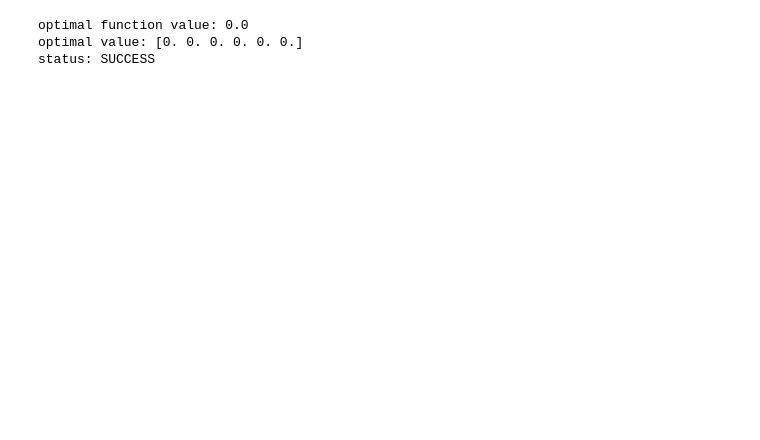
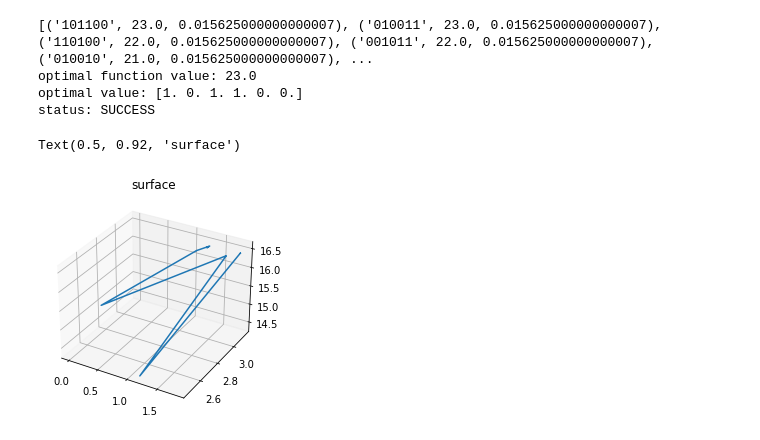
Before and after one commit to petr-ivashkov/qiskit-learning, a Jupyter notebook: maxcut.ipynb, the cells around one changed output. Saved outputs shown, nothing was run; the diff lists cells and outputs as text; code cells hidden in the pictures; blank space fills up the shorter version.

Commit message:
added elaborate QAOA from scratch

```diff
--- a/maxcut.ipynb
+++ b/maxcut.ipynb
@@ -148,16 +187,16 @@ c: 6/═════════════════════════
 # %%
 from qiskit.aqua.algorithms import QAOA
-from qiskit.optimization.algorithms import ADMMOptimizer
 from qiskit.optimization.algorithms import MinimumEigenOptimizer
-from qiskit.optimization.algorithms.admm_optimizer import ADMMOptimizationResult
+
 backend = Aer.get_backend('statevector_simulator')
-qaoa = QAOA(quantum_instance=backend, initial_point=[0.0, 0.0])
+qaoa = QAOA(quantum_instance=backend, initial_point=[10.0, 0.0])
 eigen_optimizer = MinimumEigenOptimizer(min_eigen_solver=qaoa)
 qp = quadratic_program_from_graph(graph)
 result = eigen_optimizer.solve(qp)
-
+print(result.samples)
 print(result)
 # %% [output]
-optimal function value: 0.0
-optimal value: [0. 0. 0. 0. 0. 0.]
+[('101100', 23.0, 0.015625000000000007), ('010011', 23.0, 0.015625000000000007), ('110100', 22.0, 0.015625000000000007), ('001011', 22.0, 0.015625000000000007), ('010010', 21.0, 0.015625000000000007), ...
+optimal function value: 23.0
+optimal value: [1. 0. 1. 1. 0. 0.]
 status: SUCCESS
@@ -163,0 +223,24 @@ status: SUCCESS
+# %%
+graph_name = 'custom'
+quadratic_program = quadratic_program_from_graph(graph)
+
+trajectory={'beta_0':[], 'gamma_0':[], 'energy':[]}
+offset = 1/4*quadratic_program.objective.quadratic.to_array(symmetric  = True).sum() + 1/2*quadratic_program.objective.linear.to_array().sum()
+def callback(eval_count, params, mean, std_dev):
+    trajectory['beta_0'].append(params[1])
+    trajectory['gamma_0'].append(params[0])
+    trajectory['energy'].append(-mean + offset)
+
+qaoa = QAOA(quantum_instance = backend, initial_point = [6.2,1.8],callback = callback)
+eigen_optimizer = MinimumEigenOptimizer(min_eigen_solver = qaoa)
+result = eigen_optimizer.solve(quadratic_program)
+
+x = np.array(trajectory['beta_0'])
+y = np.array(trajectory['gamma_0'])
+z = np.array(trajectory['energy'])
+ax = plt.axes(projection='3d')
+ax.plot3D(x,y,z)
+ax.set_title('surface')
+# %% [output]
+Text(0.5, 0.92, 'surface')
+[figure, added]
```
Also changed, not shown: parts of 10 cells of this notebook, 1 other file.
